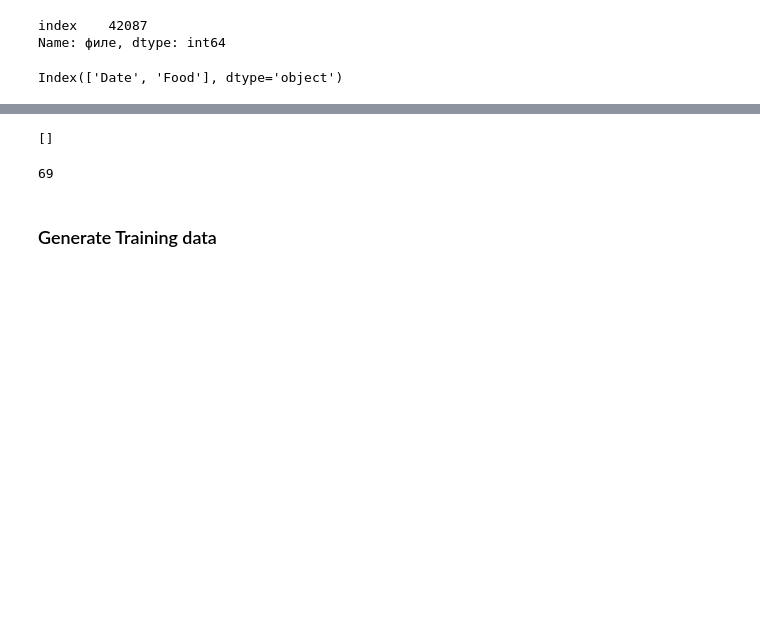
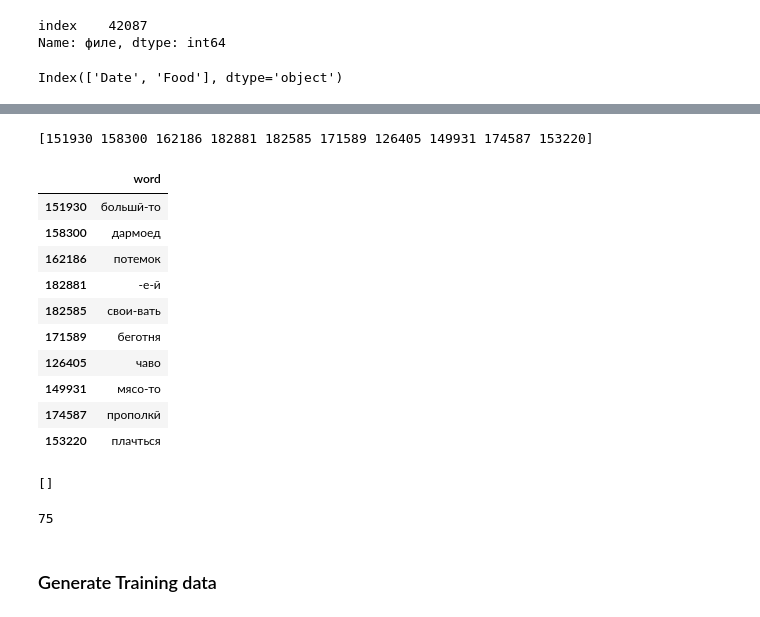
Before and after one commit to IvanHahan/SmartFoodTracker, a Jupyter notebook: track_food.ipynb, the cells around one changed output, grey strips where cells are left out. Drawn from its saved outputs; the diff is of its cells as text; code cells hidden in the pictures; blank space fills up the shorter version.

Commit message:
create notebook for generating word embeddings. add text preprocessing

```diff
--- a/train.ipynb
+++ b/track_food.ipynb
@@ -141,12 +160,28 @@ for index, row in groceries.iterrows():
 # %%
-embedding_str = list(groceries_encoded.keys())[1]
-vec2word(embedding_str, 10)
+embedding_str = list(groceries_encoded.keys())[99]
+# vec2word(embeddings[word_to_index.loc['филе']].tostring(), 10, 15)
+vec2word(embedding_str, 10, 30)
 # %% [output]
-[]
+[151930 158300 162186 182881 182585 171589 126405 149931 174587 153220]
+|  | word |
+| 151930 | большй-то |
+| 158300 | дармоед |
+| 162186 | потемок |
+| 182881 | -е-й |
+| 182585 | свои-вать |
+| 171589 | беготня |
+| 126405 | чаво |
+| 149931 | мясо-то |
+| 174587 | прополкй |
+| 153220 | плачться |
-# %%
-len(groceries_encoded)
-# %% [output]
-69
+# %%
+t = np.fromstring(list(groceries_encoded.keys())[0])
+emb = embeddings[np.argwhere(embeddings == t)]
+print(emb)
+len(groceries_encoded)
+# %% [output]
+[]
+75
 # %%
 groceries = pd.DataFrame(columns=total_groceries)
 groceries_encoded = groceries.copy()
```
Also changed, not shown: parts of 2 cells of this notebook, 1 other file.
